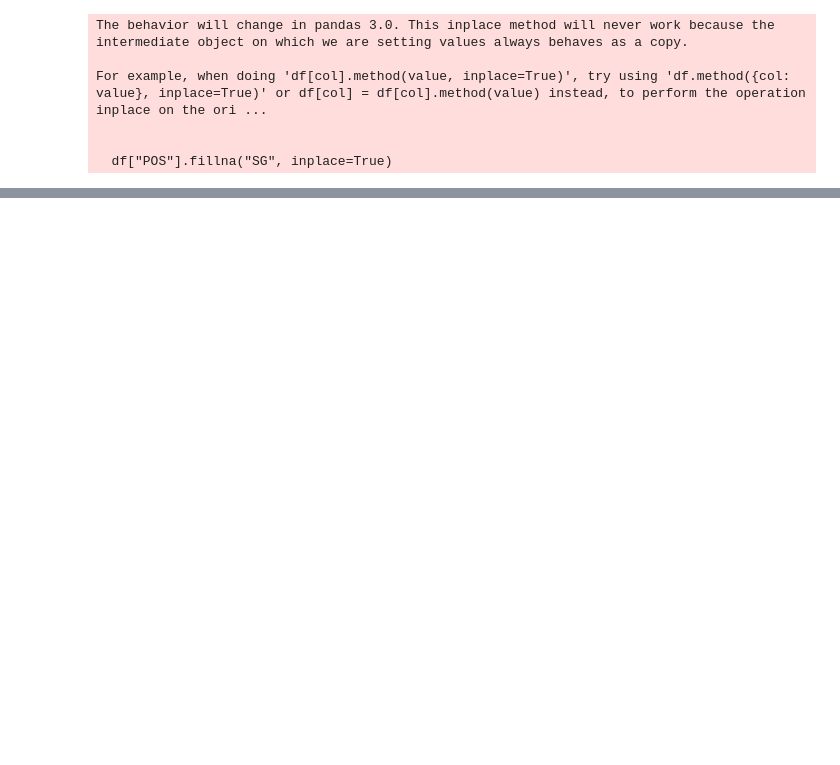
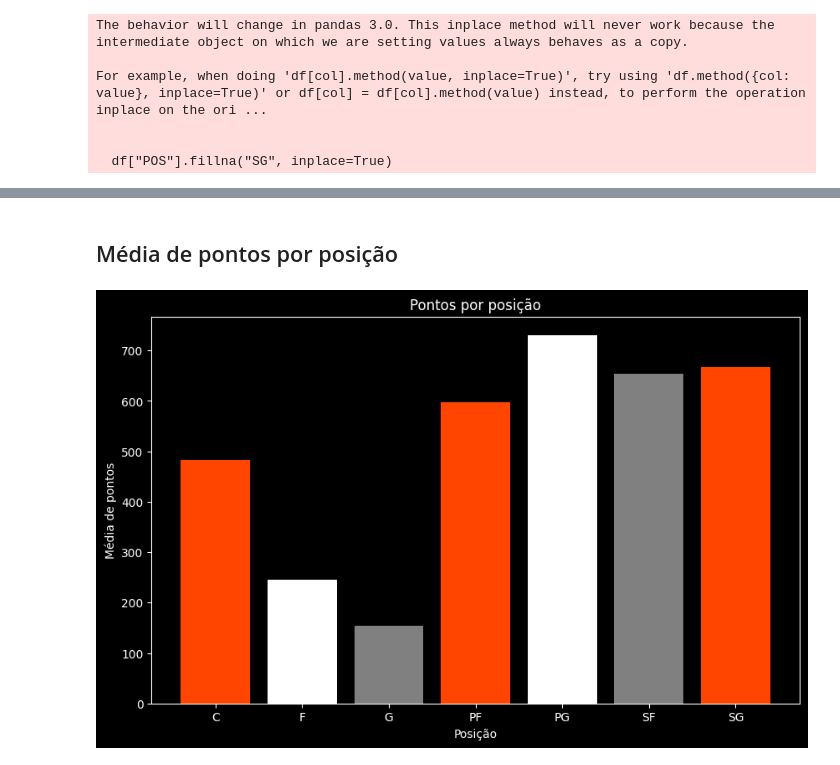
Before and after one commit to luigill/trabalho-final-fia, a Jupyter notebook: trabalho.ipynb, the cells around one changed output, grey strips where cells are left out. Cells and saved outputs as stored; diff of their text form; code cells hidden in the pictures; blank space fills up the shorter version.

```diff
--- a/trabalho.ipynb
+++ b/trabalho.ipynb
@@ -121,31 +128,27 @@ px.histogram(
+# %% [markdown]
+## Média de pontos por posição
 # %%
 position_stats = df.groupby(["POS"]).agg({"PTS": "mean"}).reset_index()
 
-fig = go.Figure()
-
-fig.add_trace(
-    go.Bar(
-        x=position_stats["POS"],
-        y=position_stats["PTS"],
-        marker=dict(
-            color=[
-                "orangered",
-                "white",
-                "grey",
-                "orangered",
-                "white",
-                "grey",
-                "orangered",
-            ]
-        ),
-    )
+plt.figure(figsize=(10, 6))
+bars = plt.bar(
+    position_stats["POS"],
+    position_stats["PTS"],
+    color=[
+        "orangered",
+        "white",
+        "grey",
+        "orangered",
+        "white",
+        "grey",
+        "orangered",
+    ],
 )
 
-fig.update_layout(
-    title="Points per Position",
-    xaxis_title="Position",
-    yaxis_title="Average Total Points",
-    template="plotly_dark",
-)
+plt.title("Pontos por posição")
+plt.xlabel("Posição")
+plt.ylabel("Média de pontos")
 
-fig.show()
+plt.show()
+# %% [output]
+[figure, added]
```
Also changed, not shown: parts of 51 cells of this notebook, 1 other file.
